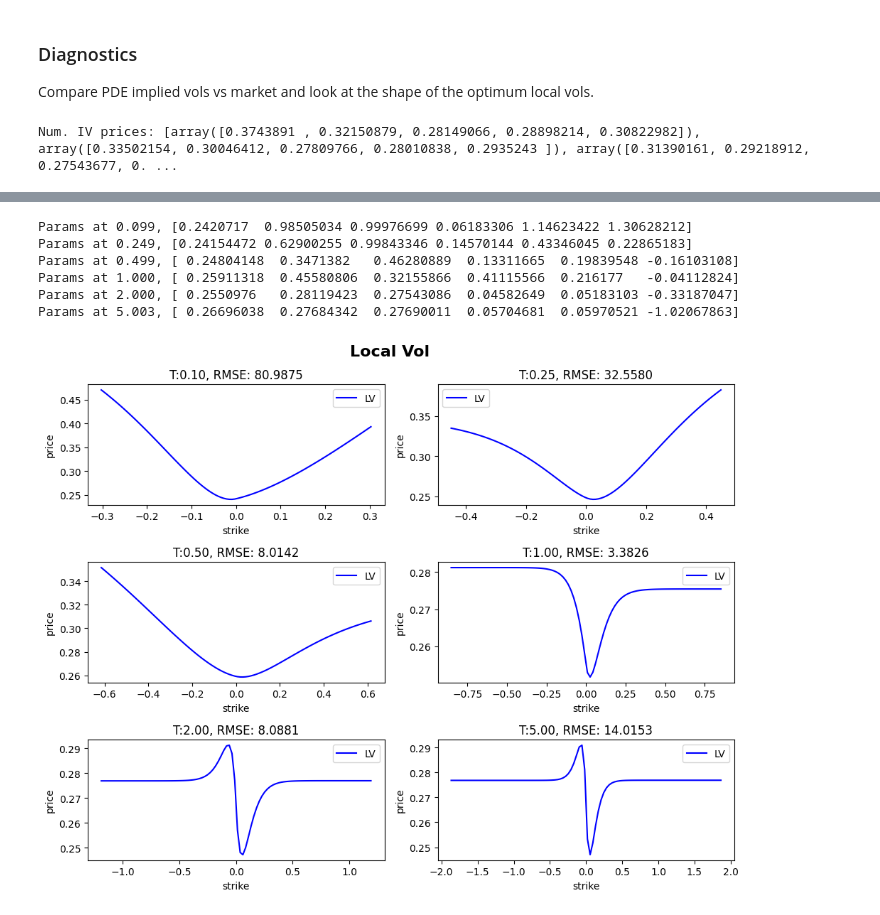
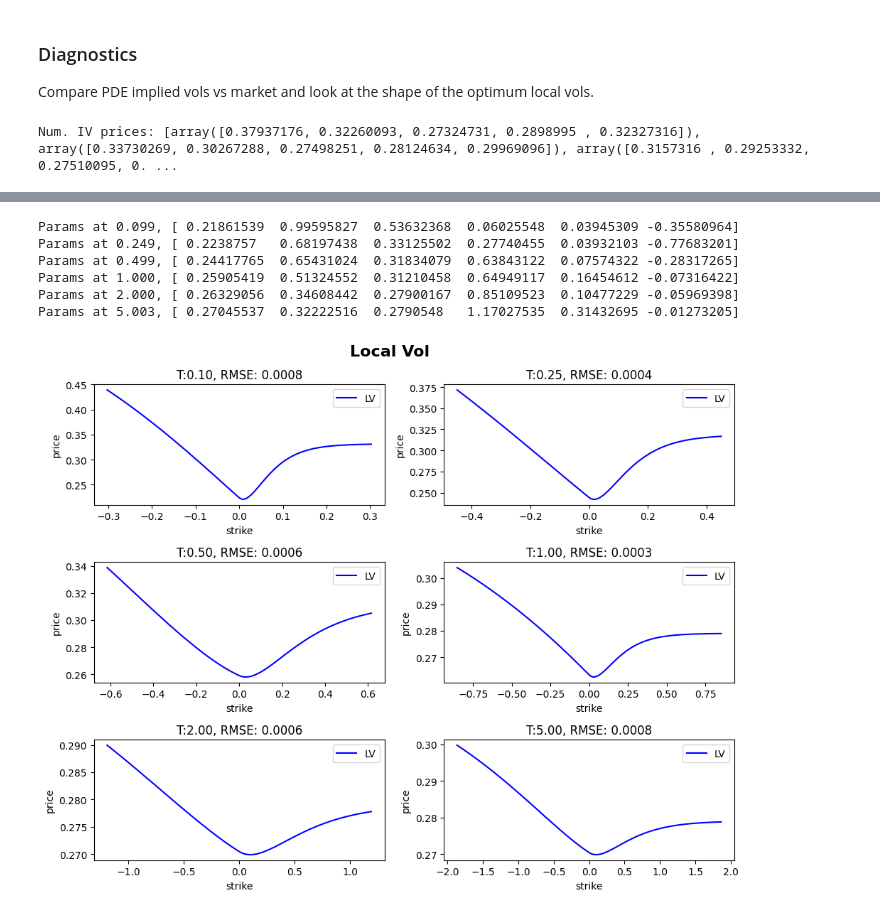
Before and after one commit to sebgur/SDev.Python, a Jupyter notebook: notebooks/ivol/ImpliedVol-LvSection.ipynb, the cells around one changed output, grey strips where cells are left out. Cells and saved outputs as stored; diff of their text form; code cells hidden in the pictures.

```diff
--- a/notebooks/ivol/ImpliedVol-LvSection.ipynb
+++ b/notebooks/ivol/ImpliedVol-LvSection.ipynb
@@ -69,9 +77,9 @@ In this section we choose and fit an implied vol model, and then display the acc
 # Choose model
 section_model = 'BiExp' # SVI, CubicVol, BiExp
 
-# Calibration config
-config = {'model': section_model, 'store_date': valdate, 'pde_timesteps': 100, 'pde_spotsteps': 250,
-          'optimizer': 'COBYLA', 'maxiter': 100, 'force_restart': False, 'sol_as_init': False}
+# Calibration config (COBYLA, SLSQP, LeastSquares)
+config = {'model_name': section_model, 'store_date': valdate, 'pde_timesteps': 100, 'pde_spotsteps': 250,
+          'optimizer': 'LeastSquares', 'maxiter': 100, 'force_restart': True, 'sol_as_init': True}
 
 # Calibrate LV
 print("Launching calibration")
@@ -151,9 +185,6 @@ for i in range(n_rows):
         xs = np.linspace(-3.0 * stdev, 3.0 * stdev, 100)
         lvs = lv.value(expiry, xs)
         ax.plot(xs, lvs, label="LV", color='blue')
-        # strikes = strike_surface[exp_idx]
-        # lvs = lv.value(expiry_grid[exp_idx], np.log(strikes / fwds[exp_idx]))
-        # ax.plot(strikes, lvs, label="LV", color='blue')
         ax.set_title(f"T:{expiry:.2f}, RMSE: {calib_vol_rmses[exp_idx]:.4f}")
         ax.set_xlabel('strike')
         ax.set_ylabel('price')
@@ -162,5 +193,26 @@ for i in range(n_rows):
 fig.suptitle('Local Vol', fontsize=16, fontweight='bold')
 plt.tight_layout()
 plt.show()
+
+# Display optimization history
+history = calib_result['history']
+n_rows, n_cols = 3, 2
+fig, axes = plt.subplots(n_rows, n_cols, figsize=(10, 8))
+for i in range(n_rows):
+    for j in range(n_cols):
+        ax = axes[i, j]
+        exp_idx = n_cols * i + j
+        expiry = expiry_grid[exp_idx]
+        exp_history = history[exp_idx]
+        ax.plot(exp_history['evals'], exp_history['rmses'], label="Convergence", color='blue')
+        ax.set_title(f"T:{expiry:.2f}, RMSE: {calib_vol_rmses[exp_idx]:.4f}")
+        ax.set_yscale('log')
+        ax.set_xlabel('Evaluation')
+        ax.set_ylabel('RMSE')
+        ax.legend()
+
+fig.suptitle('Optimization History', fontsize=16, fontweight='bold')
+plt.tight_layout()
+plt.show()
 # %% [output]
-Num. IV prices: [array([0.3743891 , 0.32150879, 0.28149066, 0.28898214, 0.30822982]), array([0.33502154, 0.30046412, 0.27809766, 0.28010838, 0.2935243 ]), array([0.31390161, 0.29218912, 0.27543677, 0. ...
+Num. IV prices: [array([0.37937176, 0.32260093, 0.27324731, 0.2898995 , 0.32327316]), array([0.33730269, 0.30267288, 0.27498251, 0.28124634, 0.29969096]), array([0.3157316 , 0.29253332, 0.27510095, 0. ...
@@ -168,7 +220,7 @@ Num. IV prices: [array([0.3743891 , 0.32150879, 0.28149066, 0.28898214, 0.308229
-Params at 0.099, [0.2420717  0.98505034 0.99976699 0.06183306 1.14623422 1.30628212]
-Params at 0.249, [0.24154472 0.62900255 0.99843346 0.14570144 0.43346045 0.22865183]
-Params at 0.499, [ 0.24804148  0.3471382   0.46280889  0.13311665  0.19839548 -0.16103108]
-Params at 1.000, [ 0.25911318  0.45580806  0.32155866  0.41115566  0.216177   -0.04112824]
-Params at 2.000, [ 0.2550976   0.28119423  0.27543086  0.04582649  0.05183103 -0.33187047]
-Params at 5.003, [ 0.26696038  0.27684342  0.27690011  0.05704681  0.05970521 -1.02067863]
+Params at 0.099, [ 0.21861539  0.99595827  0.53632368  0.06025548  0.03945309 -0.35580964]
+Params at 0.249, [ 0.2238757   0.68197438  0.33125502  0.27740455  0.03932103 -0.77683201]
+Params at 0.499, [ 0.24417765  0.65431024  0.31834079  0.63843122  0.07574322 -0.28317265]
+Params at 1.000, [ 0.25905419  0.51324552  0.31210458  0.64949117  0.16454612 -0.07316422]
+Params at 2.000, [ 0.26329056  0.34608442  0.27900167  0.85109523  0.10477229 -0.05969398]
+Params at 5.003, [ 0.27045537  0.32222516  0.2790548   1.17027535  0.31432695 -0.01273205]
-[figure, old version]
+[figure, new version]
```
Also changed, not shown: parts of 4 cells of this notebook, 1 other file.
